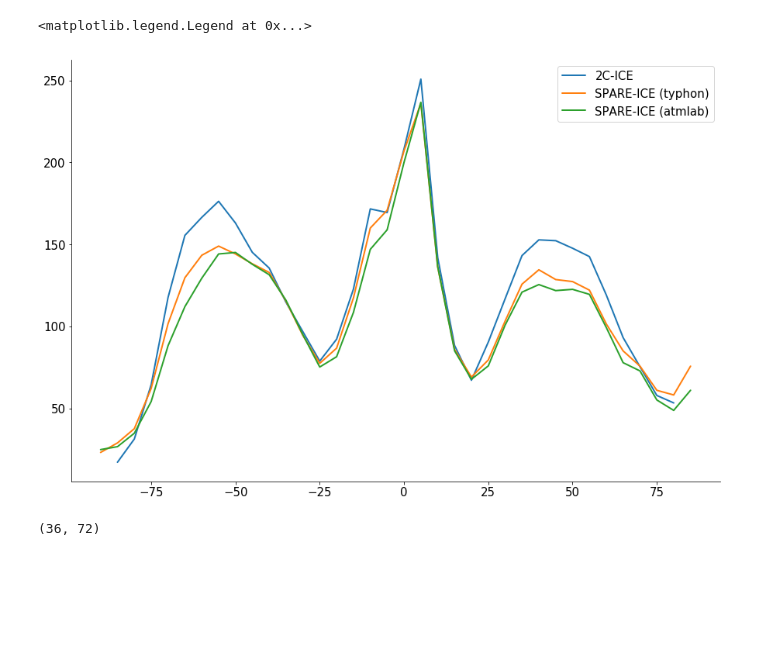
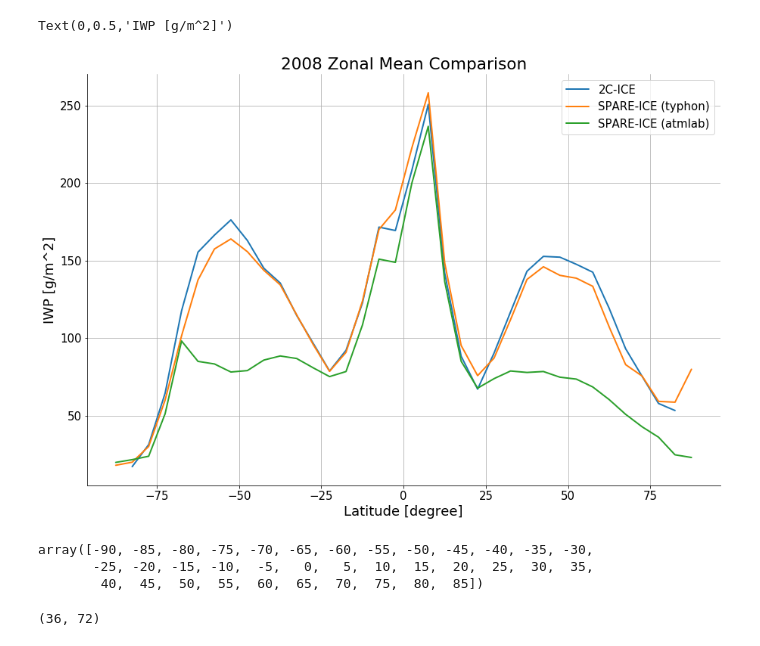
Before and after one commit to JohnMrziglod/spareice, a Jupyter notebook: SPARE-ICE.ipynb, the cells around one changed output. Drawn from its saved outputs; the diff is of its cells as text; code cells hidden in the pictures; blank space fills up the shorter version.

```diff
--- a/SPARE-ICE.ipynb
+++ b/SPARE-ICE.ipynb
@@ -29,7 +29,8 @@ agridded = (aweights * aspareice.IWP_mean).sum("time").values
 # %%
 tspareice = xr.open_dataset("data/typhon_SPARE-ICE_2008.nc")
 tspareice.load()
-tgridded = (tspareice.IWP_number * tspareice.IWP_mean / tspareice.IWP_number.sum("time")).sum("time").values
+#tgridded = (tspareice.IWP_number * tspareice.IWP_mean / tspareice.IWP_number.sum("time")).sum("time").values
+tgridded = tspareice["__xarray_dataarray_variable__"]
 # %%
 wmap = worldmap(aspareice.lat, aspareice.lon, agridded, cmap="density", draw_coastlines=True, vmax=640)
 plt.colorbar(wmap)
@@ -66,13 +84,35 @@ plt.colorbar(wmap)
 # %%
 fig, ax = plt.subplots(figsize=(15, 10))
 
-ax.plot(tspareice.lat.values, cgridded.mean(axis=1), label="2C-ICE")
-ax.plot(tspareice.lat.values, tgridded.mean(axis=1), label="SPARE-ICE (typhon)")
-ax.plot(tspareice.lat.values, agridded.mean(axis=1), label="SPARE-ICE (atmlab)")
+atmlab_iwp = [
+    19.86366951,  21.63809049,  23.83121992,  51.19696527, # 90 - 75
+    98.20339654, 85.04302684, 83.36035583, 78.16877931,
+   79.08441184, 85.86142048, 88.52892361, 86.87617564,
+    80.90861068,  75.21222045,  78.48402005, 108.54000573,
+   150.98824497, 148.91441848, 199.99651813, 236.68366153,
+   136.46244933,  85.10420264,  67.75005655,  73.8931995 ,
+   78.8149143 , 77.89021815, 78.48911059, 74.83181073,
+   73.60082045, 68.54045644,  60.35977195,  50.86668777,
+    42.84482144,  36.12891529,  24.76565006,  23.0275127
+]
+
+ax.plot(tspareice.lat.values+2.5, cgridded.mean(axis=1), label="2C-ICE")
+ax.plot(tspareice.lat.values+2.5, tgridded.mean(axis=1), label="SPARE-ICE (typhon)")
+ax.plot(tspareice.lat.values+2.5, atmlab_iwp, label="SPARE-ICE (atmlab)")
+ax.grid()
 ax.legend()
+ax.set_title("2008 Zonal Mean Comparison")
+ax.set_xlabel("Latitude [degree]")
+ax.set_ylabel("IWP [g/m^2]")
 # %% [output]
-<matplotlib.legend.Legend at 0x...>
+Text(0,0.5,'IWP [g/m^2]')
-[figure, old version]
+[figure, new version]
+# %%
+tspareice.lat.values
+# %% [output]
+array([-90, -85, -80, -75, -70, -65, -60, -55, -50, -45, -40, -35, -30,
+       -25, -20, -15, -10,  -5,   0,   5,  10,  15,  20,  25,  30,  35,
+        40,  45,  50,  55,  60,  65,  70,  75,  80,  85])
 # %%
 # compute appropriate bins to histogram the data into
 lon_bins = np.arange(-180, 185, 5)
```
Also changed, not shown: parts of 6 cells of this notebook, 25 other files.
